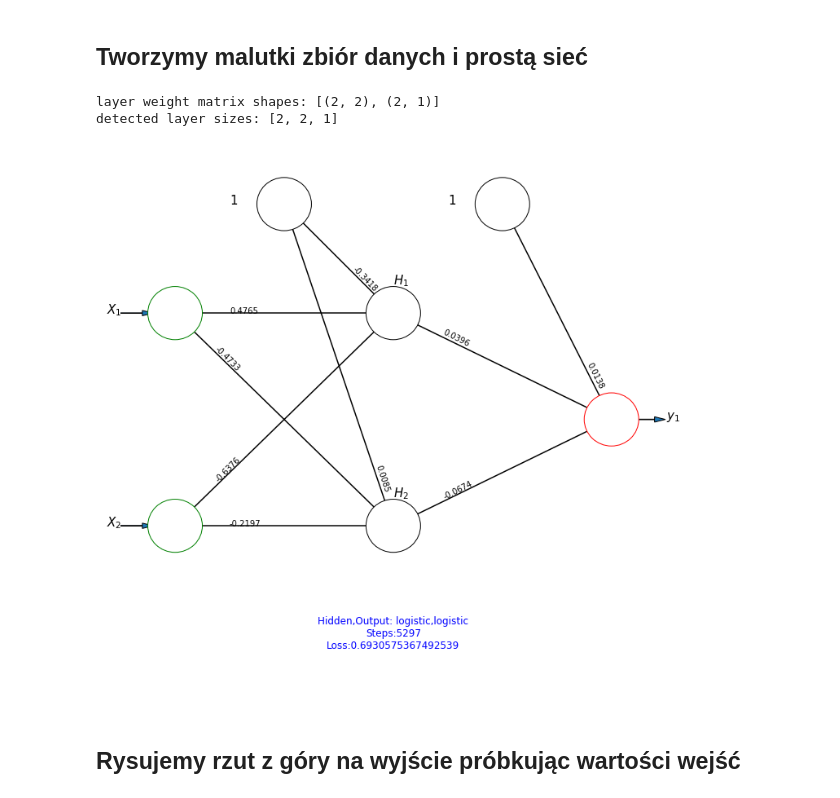
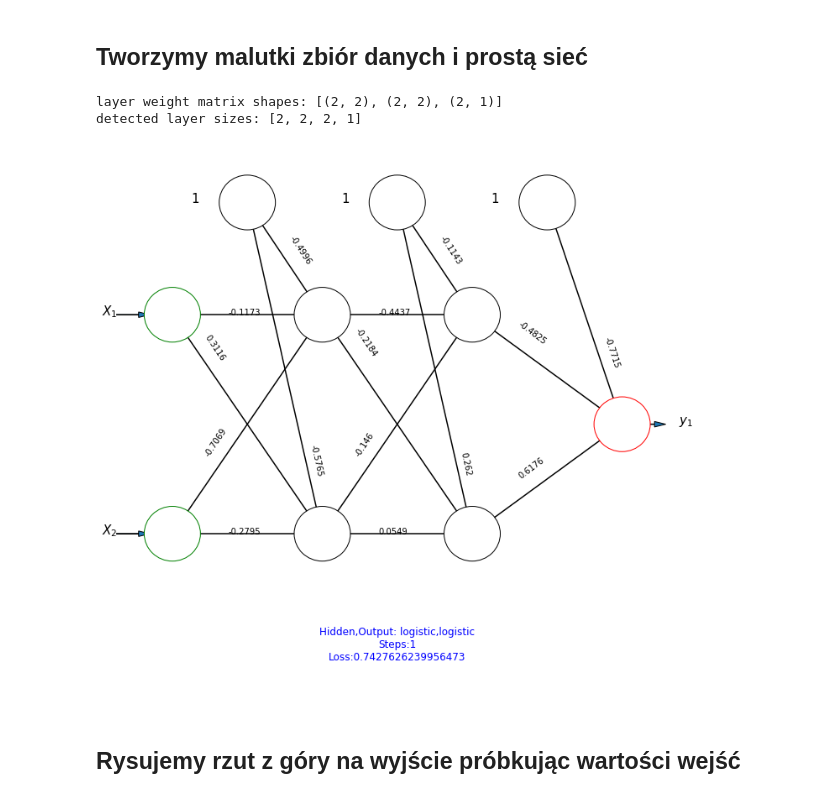
Before and after one commit to Azbesciak/MachineLearningLabs, a Jupyter notebook: NN/NN_cwiczenia.ipynb, the cells around one changed output. Saved outputs shown, nothing was run; the diff lists cells and outputs as text; code cells hidden in the pictures.

```diff
--- a/NN/NN_cwiczenia.ipynb
+++ b/NN/NN_cwiczenia.ipynb
@@ -9,25 +9,25 @@ Zapoznaj się z **całością**:
 # %%
 from sklearn.neural_network import MLPClassifier
 from NN_helpers import draw_nn
 activation = 'logistic'
 solver = 'sgd'
 problem = "XOR"
 show_hist = True
 problem_lower = problem.lower()
-hidden_layer_sizes = [2]
+hidden_layer_sizes = [2,2]
 net_schema_name = "-".join(map(str, hidden_layer_sizes)) + "-1"
-name = f"{problem_lower}/{activation}/{solver}/{net_schema_name}/net"
+name = f"{problem_lower}/{activation}/{solver}/{net_schema_name}/net_fix"
 X = [[0,0],[0,1],[1,0],[1,1]] #pięć dwu-atrybutowych przykładów
 y = [0, 1, 1, 0] #...i ich liczbowe "klasy decyzyjne"
-clf = MLPClassifier(solver=solver, alpha=10e-5, hidden_layer_sizes=hidden_layer_sizes, random_state=15,
-                    max_iter=100000, n_iter_no_change=5000, activation=activation)
+clf = MLPClassifier(solver=solver, alpha=1e-5, hidden_layer_sizes=hidden_layer_sizes, random_state=1,
+                    max_iter=1, n_iter_no_change=1, activation=activation)
 
 clf.fit(X, y) #tu zachodzi uczenie
 draw_nn(clf, name) #obejrzyj źródła tej funkcji, możesz ją ulepszyć!
 # %% [output]
-layer weight matrix shapes: [(2, 2), (2, 1)]
-detected layer sizes: [2, 2, 1]
+layer weight matrix shapes: [(2, 2), (2, 2), (2, 1)]
+detected layer sizes: [2, 2, 2, 1]
-[figure, old version]
+[figure, new version]
 # %% [markdown]
 ## Rysujemy rzut z góry na wyjście próbkując wartości wejść
 # %%
```
Also changed, not shown: parts of 6 cells of this notebook, 3 other files.
